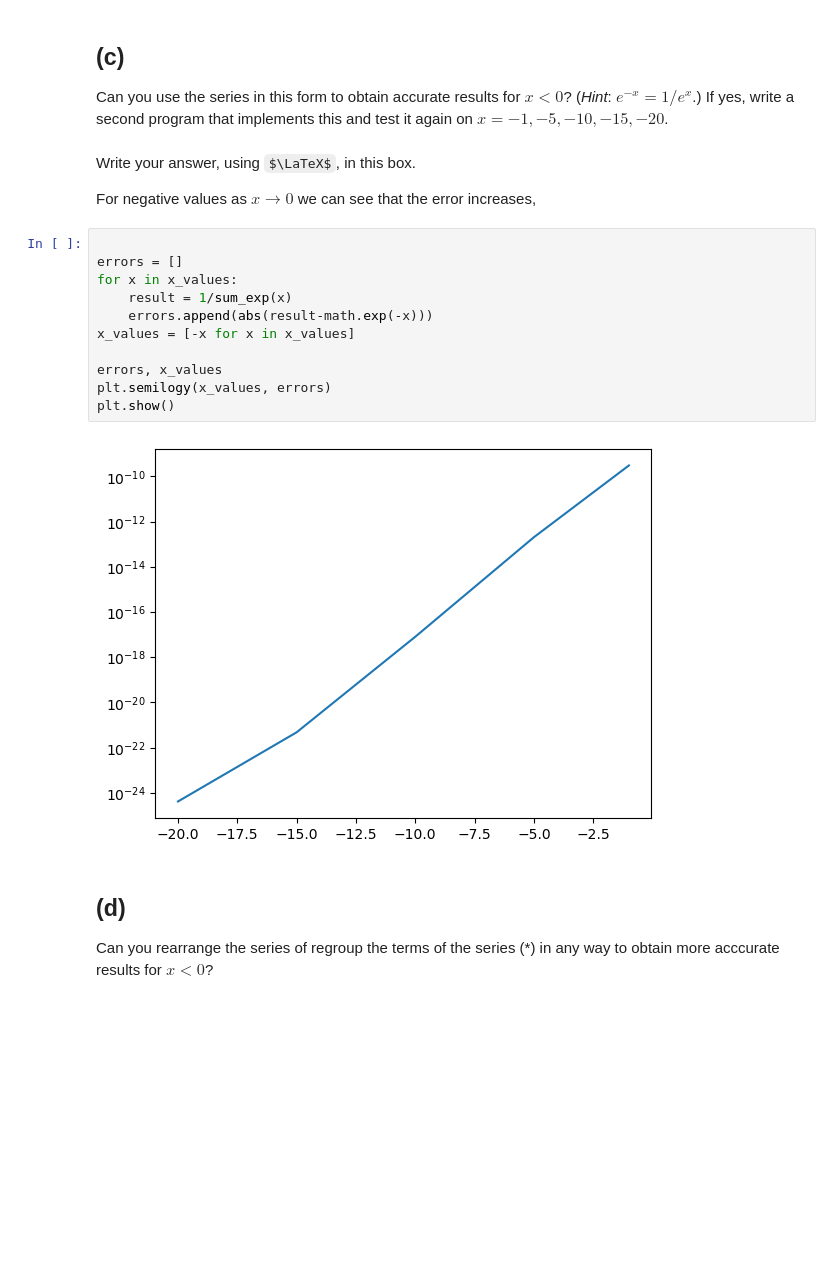
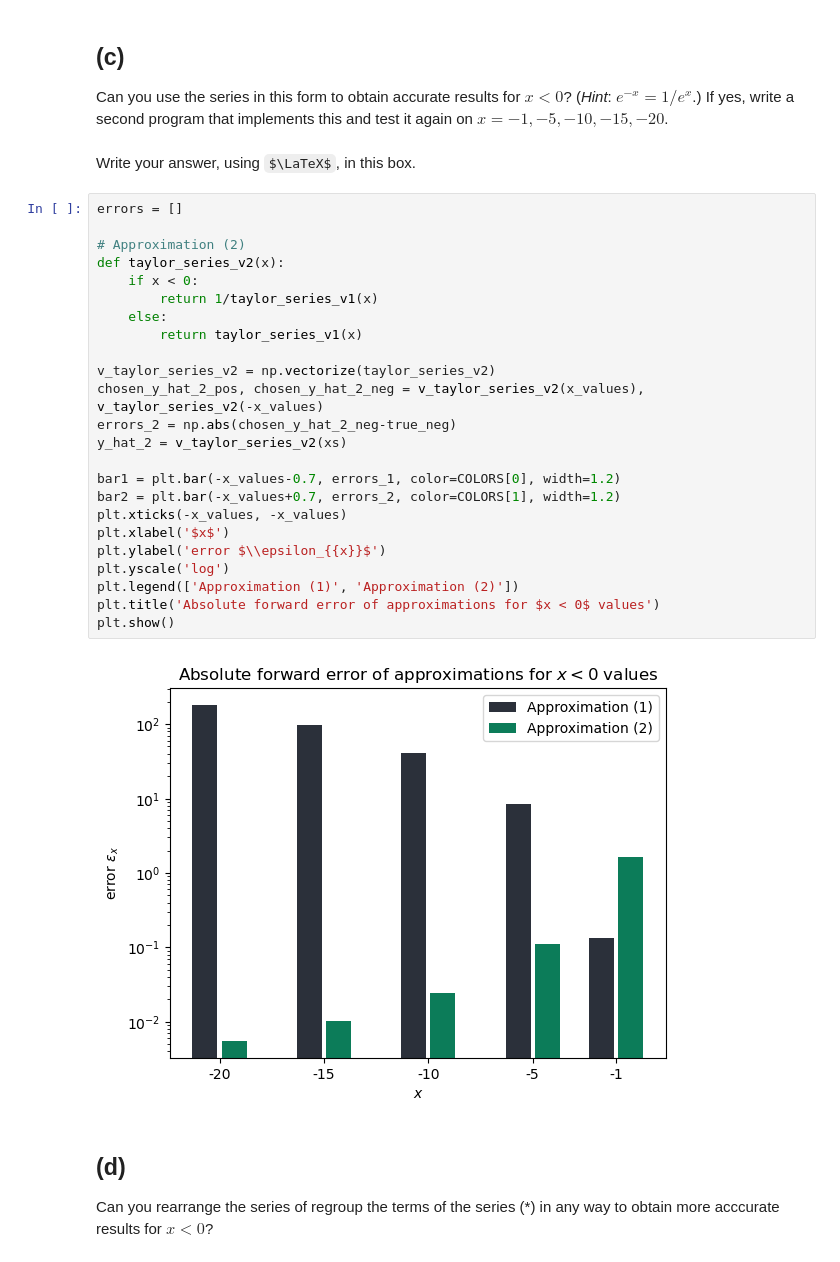
Before and after one commit to jonas4climate/na-assignment1, a Jupyter notebook: hw1_2023.ipynb, the cells around one changed output. Cells and saved outputs as stored; diff of their text form; some formulas as TeX source; blank space fills up the shorter version.

```diff
--- a/hw1_2023.ipynb
+++ b/hw1_2023.ipynb
@@ -166,21 +174,32 @@ Write your answer, using $\LaTeX$, in this box.
 Can you use the series in this form to obtain accurate results for $x<0$? (*Hint*: $e^{-x} = 1/e^x$.) If yes, write a second program that implements this and test it again on $x=-1, -5, -10, -15, -20$.
 # %% [markdown]
 Write your answer, using $\LaTeX$, in this box.
-
-For negative values as $x \to 0$ we can see that the error increases,
 # %%
+errors = []
 
-errors = []
-for x in x_values:
-    result = 1/sum_exp(x)
-    errors.append(abs(result-math.exp(-x)))
-x_values = [-x for x in x_values]
+# Approximation (2)
+def taylor_series_v2(x):
+    if x < 0:
+        return 1/taylor_series_v1(x)
+    else:
+        return taylor_series_v1(x)
 
-errors, x_values
-plt.semilogy(x_values, errors)
+v_taylor_series_v2 = np.vectorize(taylor_series_v2)
+chosen_y_hat_2_pos, chosen_y_hat_2_neg = v_taylor_series_v2(x_values), v_taylor_series_v2(-x_values)
+errors_2 = np.abs(chosen_y_hat_2_neg-true_neg)
+y_hat_2 = v_taylor_series_v2(xs)
+
+bar1 = plt.bar(-x_values-0.7, errors_1, color=COLORS[0], width=1.2)
+bar2 = plt.bar(-x_values+0.7, errors_2, color=COLORS[1], width=1.2)
+plt.xticks(-x_values, -x_values)
+plt.xlabel('$x$')
+plt.ylabel('error $\\epsilon_{{x}}$')
+plt.yscale('log')
+plt.legend(['Approximation (1)', 'Approximation (2)'])
+plt.title('Absolute forward error of approximations for $x < 0$ values')
 plt.show()
 # %% [output]
-[figure, old version]
+[figure, new version]
 # %% [markdown]
 ## (d)
 
```
Also changed, not shown: parts of 3 cells of this notebook.
